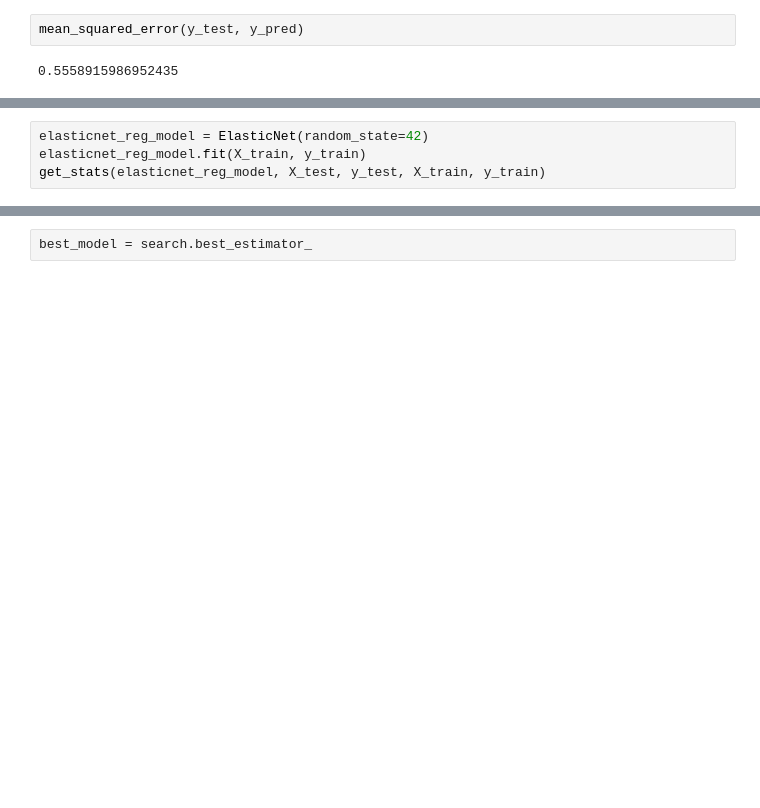
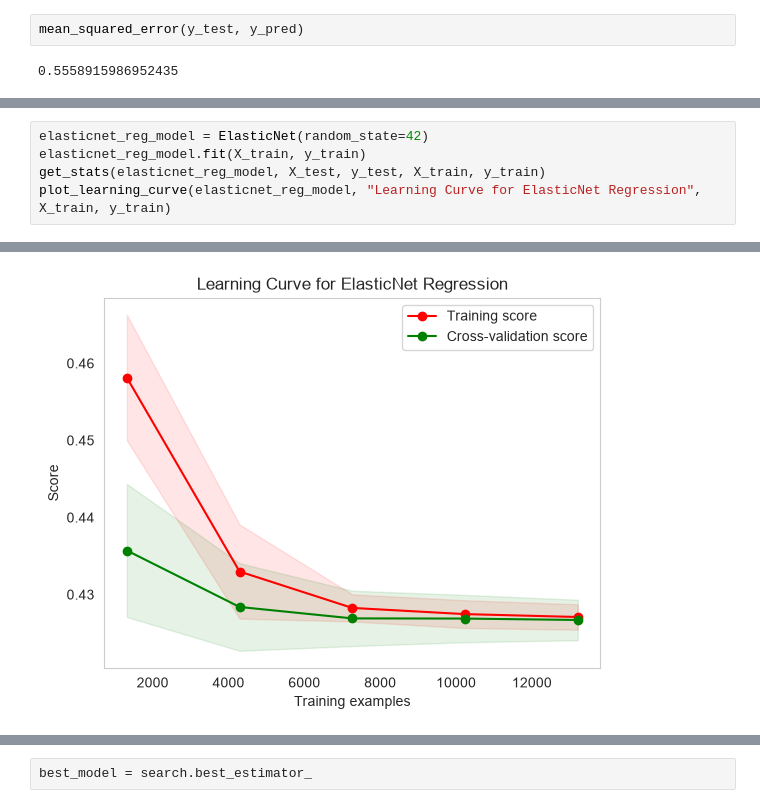
Before and after one commit to KevinShindel/MachineLearning, a Jupyter notebook: ML with SciKit/Understanding Regression Models.ipynb, the cells around one changed output, grey strips where cells are left out. Drawn from its saved outputs; the diff is of its cells as text; blank space fills up the shorter version.

```diff
--- a/ML with SciKit/Understanding Regression Models.ipynb
+++ b/ML with SciKit/Understanding Regression Models.ipynb
@@ -226,4 +259,5 @@ Train RMSE: 0.9739446869489576
 elasticnet_reg_model = ElasticNet(random_state=42)
 elasticnet_reg_model.fit(X_train, y_train)
 get_stats(elasticnet_reg_model, X_test, y_test, X_train, y_train)
+plot_learning_curve(elasticnet_reg_model, "Learning Curve for ElasticNet Regression", X_train, y_train)
 # %% [output]
@@ -233,3 +268,4 @@ Train RMSE: 0.8752184193646253
+[figure, added]
 # %%
 tree_reg = DecisionTreeRegressor(random_state=42)
 tree_reg.fit(X_train, y_train)
```
Also changed, not shown: parts of 23 cells of this notebook, 4 other files.
